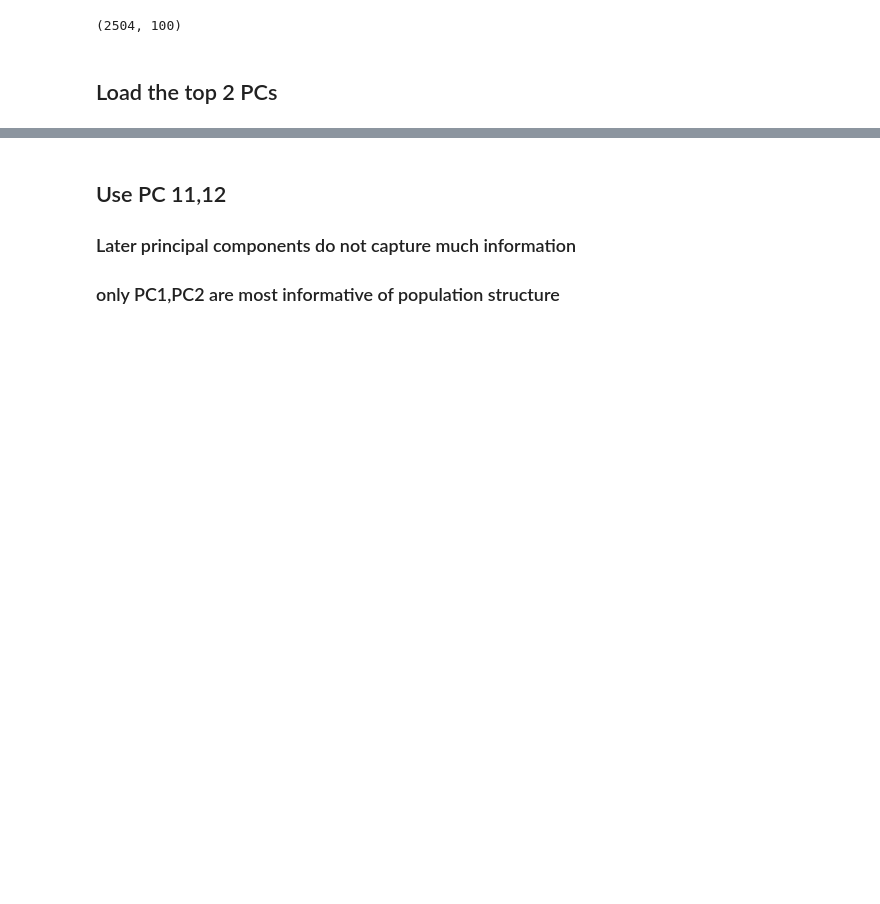
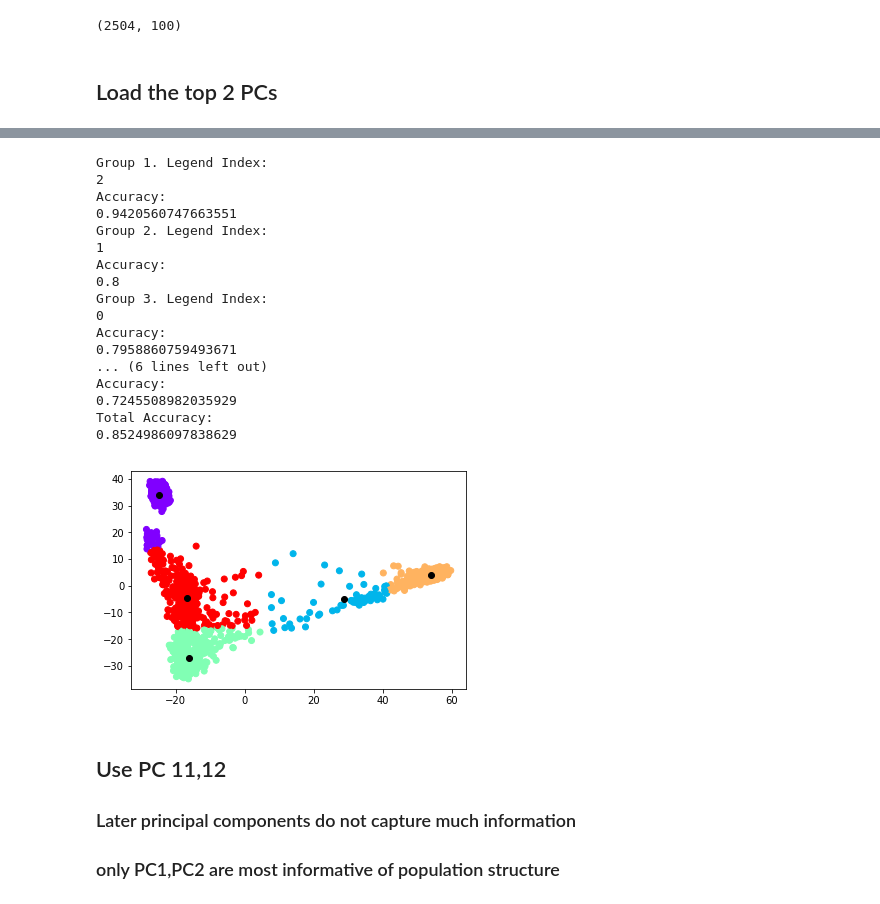
Before and after one commit to evawyf/284-team-project, a Jupyter notebook: analysis.ipynb, the cells around one changed output, grey strips where cells are left out. Saved outputs shown, nothing was run; the diff lists cells and outputs as text; code cells hidden in the pictures; blank space fills up the shorter version.

```diff
--- a/analysis.ipynb
+++ b/analysis.ipynb
@@ -78,3 +82,6 @@ for sample in samples:
 # %%
 pc1 = pca_projected_mat[:,0]
 pc2 = pca_projected_mat[:,1]
+# %%
+pc = pca_projected_mat[0:, 0:2]
+print(np.shape(pc))
@@ -97,3 +106,24 @@ ax.get_yaxis().tick_left();
+# %%
+kmeans.kmeans(pc)
+# %% [output]
+Group 1. Legend Index:
+2
+Accuracy:
+0.9420560747663551
+Group 2. Legend Index:
+1
+Accuracy:
+0.8
+Group 3. Legend Index:
+0
+Accuracy:
+0.7958860759493671
+... (6 lines left out)
+Accuracy:
+0.7245508982035929
+Total Accuracy:
+0.8524986097838629
+[figure, added]
 # %%
 fig.savefig('./PCA_top2.png')
 # %% [markdown]
```
Also changed, not shown: parts of 3 cells of this notebook.
